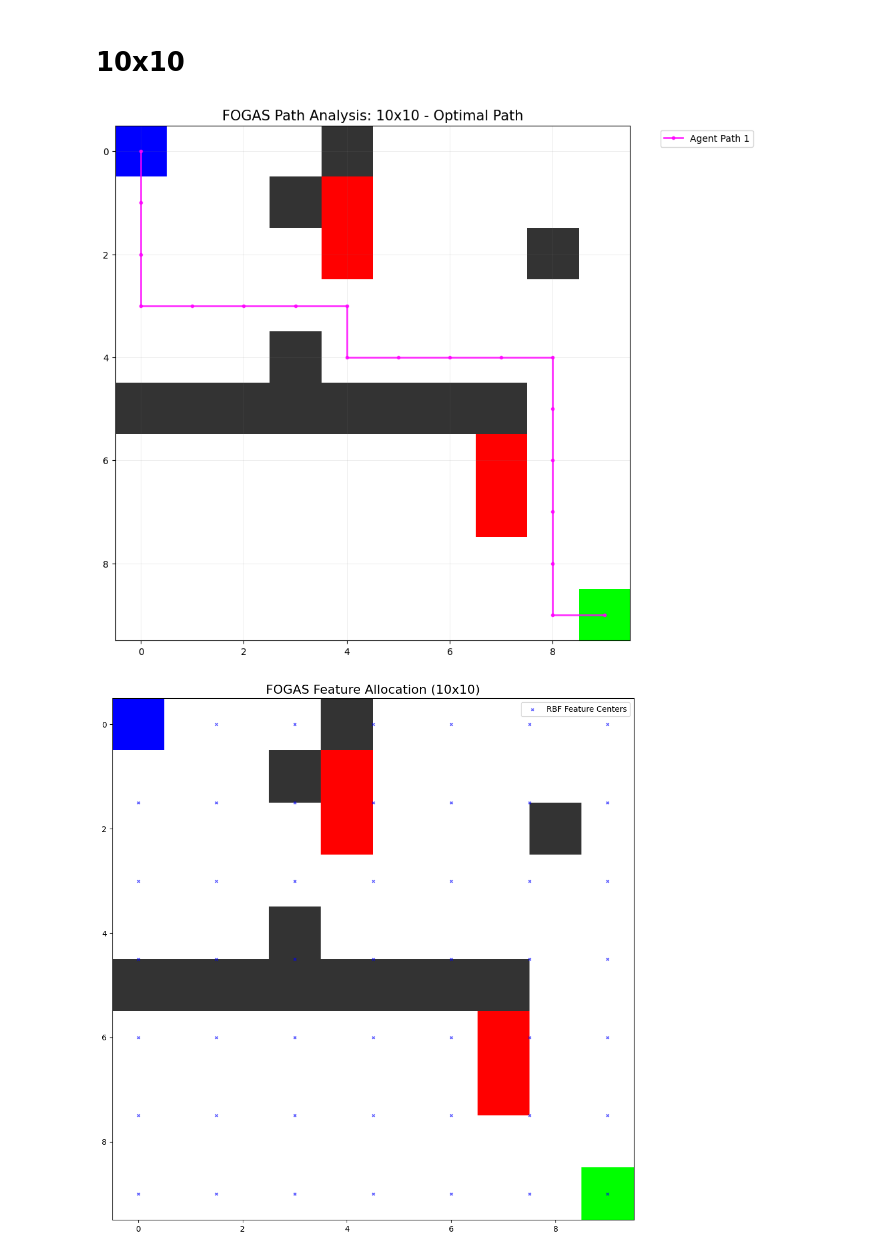
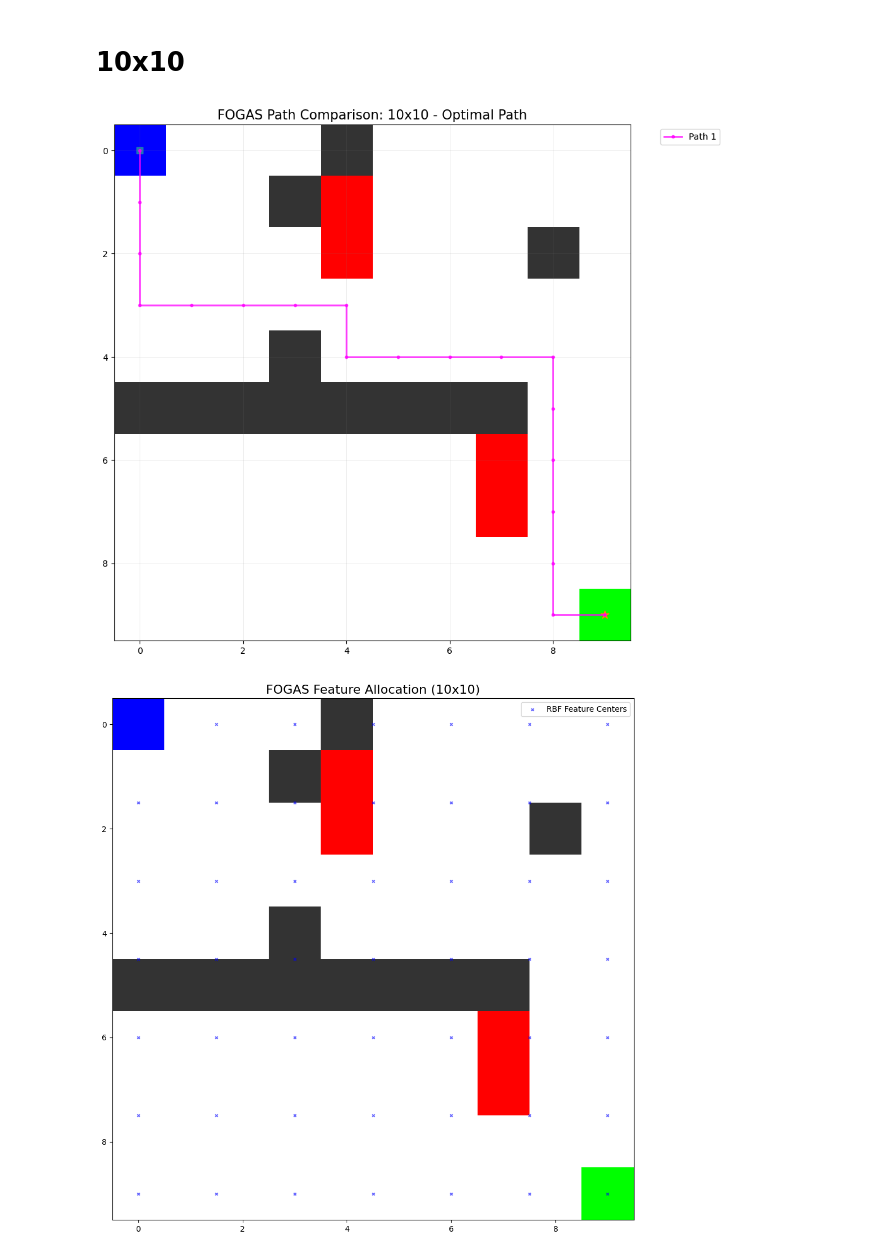
Before and after one commit to maaurod/FOGAS, a Jupyter notebook: testing_vectorized/20grid_diff.ipynb, the cells around one changed output. Cells and saved outputs as stored; diff of their text form; code cells hidden in the pictures.

```diff
--- a/testing_vectorized/20grid_diff.ipynb
+++ b/testing_vectorized/20grid_diff.ipynb
@@ -517,35 +517,35 @@ phi_s = get_phi_state_func(
 
 def phi(x, a):
     """Coupled Feature Map: phi(x, a) = e_a ⊗ phi_state(x)"""
     s_feat = phi_s(x)
     A = 4
     e_a = torch.zeros(A, dtype=torch.float64)
     e_a[int(a)] = 1.0
     return torch.kron(e_a, s_feat)
 
 # Calculate Feature Dimension d
 sample_feat = phi(0, 0)
 d = int(sample_feat.shape[0])
 
 # --- STEP 5: Create the FOGAS Solver Object ---
 # (Assumes your PolicySolver class is defined as in your previous code)
 states = torch.arange(size * size, dtype=torch.int64)
 actions = torch.arange(4, dtype=torch.int64)
 
 mdp = PolicySolver(
     states=states,
     actions=actions,
     phi=phi,
     reward_fn=mdp_data["reward_fn"],
     gamma=mdp_data["gamma"],
     x0=mdp_data["start"],
     P=mdp_data["P"]
 )
 optimal_path = compute_optimal_path(mdp, mdp_data, size=size)
 # 2. Plot the trajectory
-plot_agent_paths(grid_10, [optimal_path], title_suffix="- Optimal Path")
+plot_agent_paths_with_labels(grid_10, [optimal_path], title_suffix="- Optimal Path")
 # %% [output]
-[figure, old version]
+[figure, new version]
 # %%
 plot_grid_with_centers(grid_data=grid_10, centers=centers)
 # %% [output]
```
Also changed, not shown: parts of 8 cells of this notebook, 2 other files.
